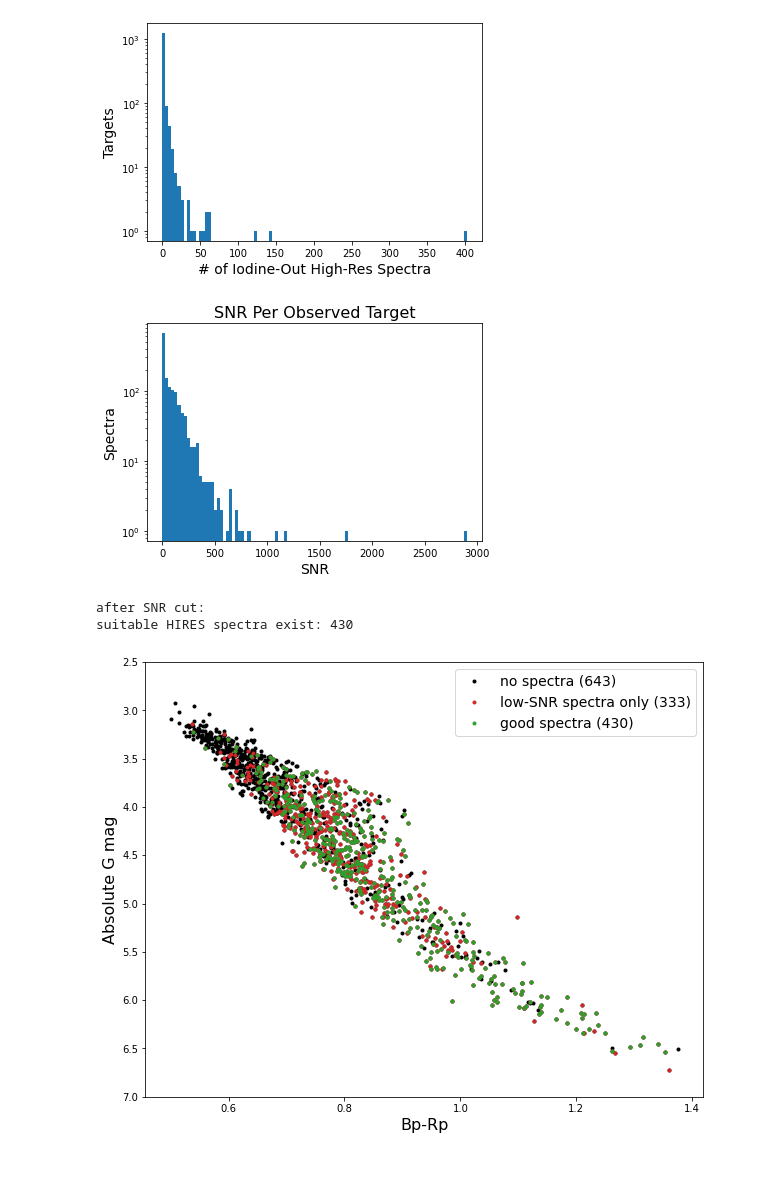
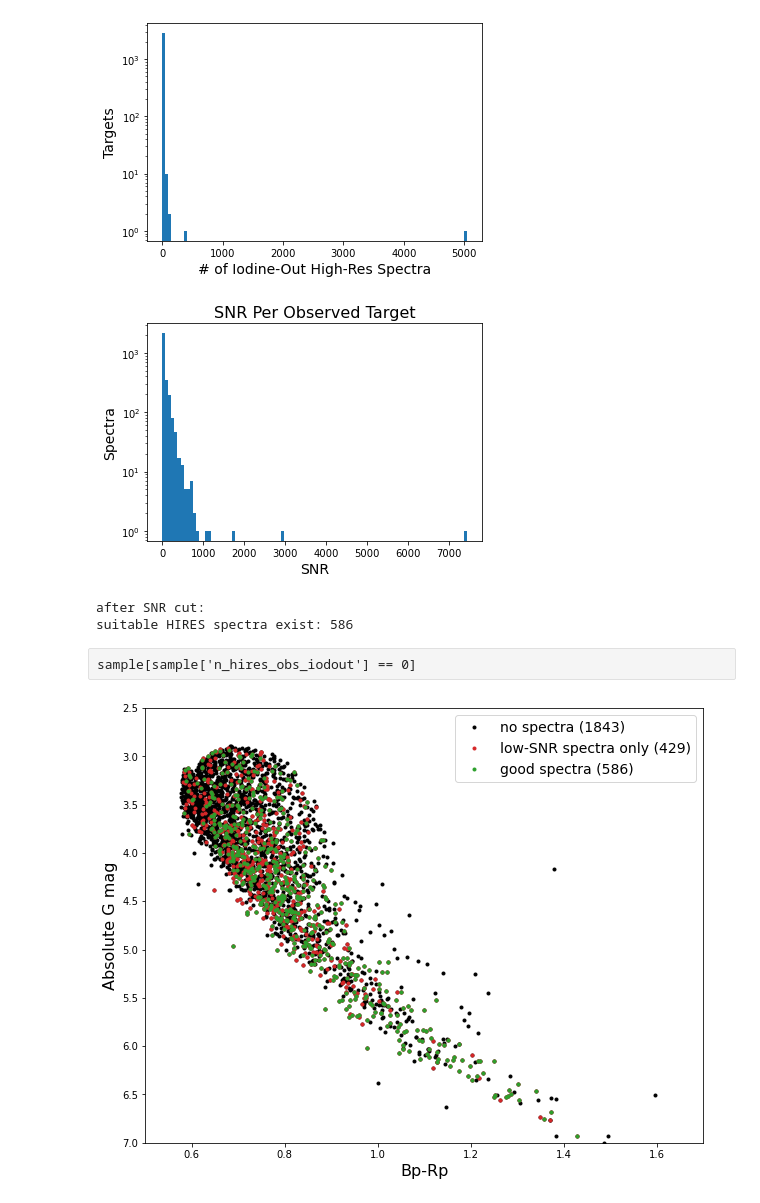
Before and after one commit to megbedell/gr8stars, a Jupyter notebook: hires.ipynb, the cells around one changed output. Saved outputs shown, nothing was run; the diff lists cells and outputs as text; code cells hidden in the pictures; blank space fills up the shorter version.

Commit message:
updated gr8stars input sample

```diff
--- a/hires.ipynb
+++ b/hires.ipynb
@@ -12,3 +14,5 @@ sample = Table.read('ollie_stars_w_hires.csv')
+# %%
+sample = Table.read('Gr8stars_GaiaeDR3_TIC_hires.csv')
 # %%
 print('{0} stars queried:'.format(len(sample)))
 print('no HIRES spectra at all: {0}'.format(np.sum(sample['n_hires_obs_all'] == 0)))
@@ -25,7 +29,7 @@ plt.yscale('log')
 plt.xlabel('# of Iodine-Out High-Res Spectra', fontsize=14)
 plt.ylabel('Targets', fontsize=14);
 # %% [output]
-[figure, old version]
+[figure, new version]
 # %%
 plt.hist(sample['hires_snr'][sample['hires_snr'] >= 0], bins=100)
 plt.yscale('log')
@@ -33,7 +37,7 @@ plt.title('SNR Per Observed Target', fontsize=16)
 plt.xlabel('SNR', fontsize=14)
 plt.ylabel('Spectra', fontsize=14);
 # %% [output]
-[figure, old version]
+[figure, new version]
 # %%
 # cut on SNR:
 min_snr = 100.
@@ -43,25 +47,28 @@ print('after SNR cut:')
 print('suitable HIRES spectra exist: {0}'.format(len(good_sample)))
 # %% [output]
 after SNR cut:
-suitable HIRES spectra exist: 430
+suitable HIRES spectra exist: 586
 # %%
 ok_sample = sample[sample['n_hires_obs_iodout'] > 0]
+# %% [raw]
+sample[sample['n_hires_obs_iodout'] == 0]
 # %%
 fig, ax = plt.subplots(1, 1, figsize=(10,8))
 ms = 6
-ax.plot(sample['BP-RP'], sample['Gmag'] + 5.*(np.log10(sample['Plx']/1.e3)+1), c='k', marker='.', ls='', ms=ms,
+ax.plot(sample['BPRP'], sample['Gmag'] + 5.*(np.log10(sample['Plx']/1.e3)+1), c='k', marker='.', ls='', ms=ms,
         label='no spectra ({0})'.format(len(sample) - len(ok_sample)))
-ax.plot(ok_sample['BP-RP'], ok_sample['Gmag'] + 5.*(np.log10(ok_sample['Plx']/1.e3)+1), c='C3', marker='.', ls='', ms=ms,
+ax.plot(ok_sample['BPRP'], ok_sample['Gmag'] + 5.*(np.log10(ok_sample['Plx']/1.e3)+1), c='C3', marker='.', ls='', ms=ms,
         label='low-SNR spectra only ({0})'.format(len(ok_sample) - len(good_sample)))
-ax.plot(good_sample['BP-RP'], good_sample['Gmag'] + 5.*(np.log10(good_sample['Plx']/1.e3)+1), c='C2', marker='.', ls='', ms=ms,
+ax.plot(good_sample['BPRP'], good_sample['Gmag'] + 5.*(np.log10(good_sample['Plx']/1.e3)+1), c='C2', marker='.', ls='', ms=ms,
         label='good spectra ({0})'.format(len(good_sample)))
 ax.set_ylim([7,2.5])
+ax.set_xlim([0.5,1.7])
 plt.legend(fontsize=14)
 ax.set_xlabel('Bp-Rp', fontsize=16)
 ax.set_ylabel('Absolute G mag', fontsize=16)
 plt.savefig('hires_cmag_snr100.png');
 # %% [output]
-[figure, old version]
+[figure, new version]
 # %%
 # cut on SNR:
 min_snr = 200.
```
Also changed, not shown: parts of 3 cells of this notebook, 1 other file.
